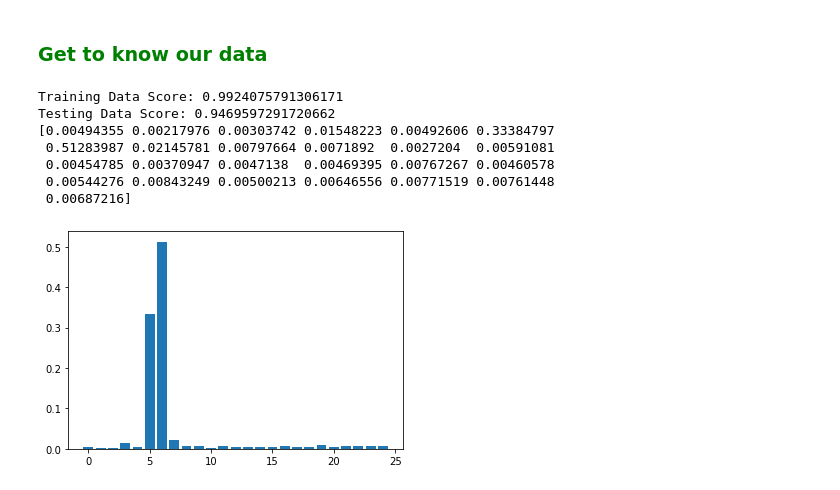
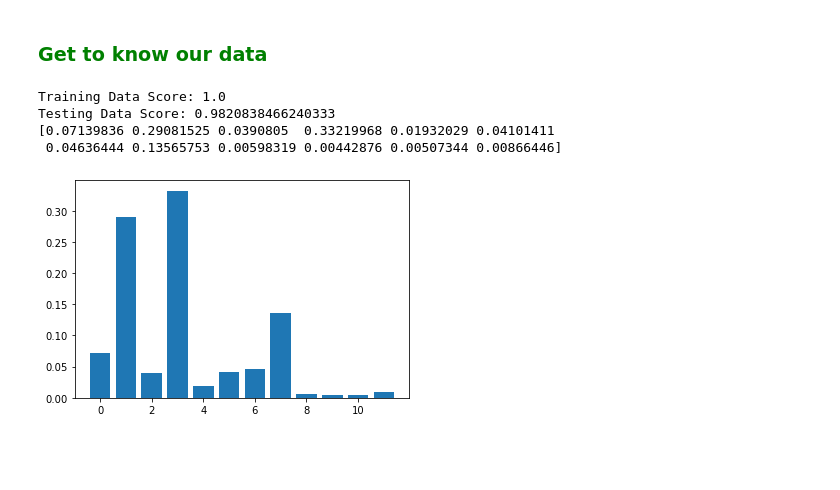
Before and after one commit to LAFF1/NFL-Sandbox, a Jupyter notebook: Lynne/NFL_Fantasy_model_Tuner.ipynb, the cells around one changed output. Cells and saved outputs as stored; diff of their text form; code cells hidden in the pictures; blank space fills up the shorter version.

```diff
--- a/Lynne/NFL_Fantasy_model_Tuner.ipynb
+++ b/Lynne/NFL_Fantasy_model_Tuner.ipynb
@@ -182,4 +136,0 @@ Name: result, Length: 66, dtype: int64
-# %%
-# Convert categorical data to numeric with `pd.get_dummies`
-f = pd.get_dummies(f,dtype=float)
-f.head(100)
@@ -200,3 +136,0 @@ f.head(100)
-# %%
-f = f.fillna(0)
-f
@@ -281,21 +185,18 @@ data = X_train, X_test, y_train, y_test = train_test_split(X, y, random_state= 4
 # %%
 %%time
 # setting Random forest as sample to view data
-classifier = RandomForestRegressor()
+classifier = ExtraTreesRegressor()
 clf = classifier.fit(X_train, y_train)
 print(f"Training Data Score: {classifier.score(X_train, y_train)}")
 print(f"Testing Data Score: {classifier.score(X_test, y_test)}")
 
 features = clf.feature_importances_
 print(features)
 plt.bar(x = range(len(features)), height=features)
 plt.show()
 # %% [output]
-Training Data Score: 0.9924075791306171
-Testing Data Score: 0.9469597291720662
-[0.00494355 0.00217976 0.00303742 0.01548223 0.00492606 0.33384797
- 0.51283987 0.02145781 0.00797664 0.0071892  0.0027204  0.00591081
- 0.00454785 0.00370947 0.0047138  0.00469395 0.00767267 0.00460578
- 0.00544276 0.00843249 0.00500213 0.00646556 0.00771519 0.00761448
- 0.00687216]
+Training Data Score: 1.0
+Testing Data Score: 0.9820838466240333
+[0.07139836 0.29081525 0.0390805  0.33219968 0.01932029 0.04101411
+ 0.04636444 0.13565753 0.00598319 0.00442876 0.00507344 0.00866446]
-[figure, old version]
+[figure, new version]
```
Also changed, not shown: parts of 30 cells of this notebook, 7 other files.
